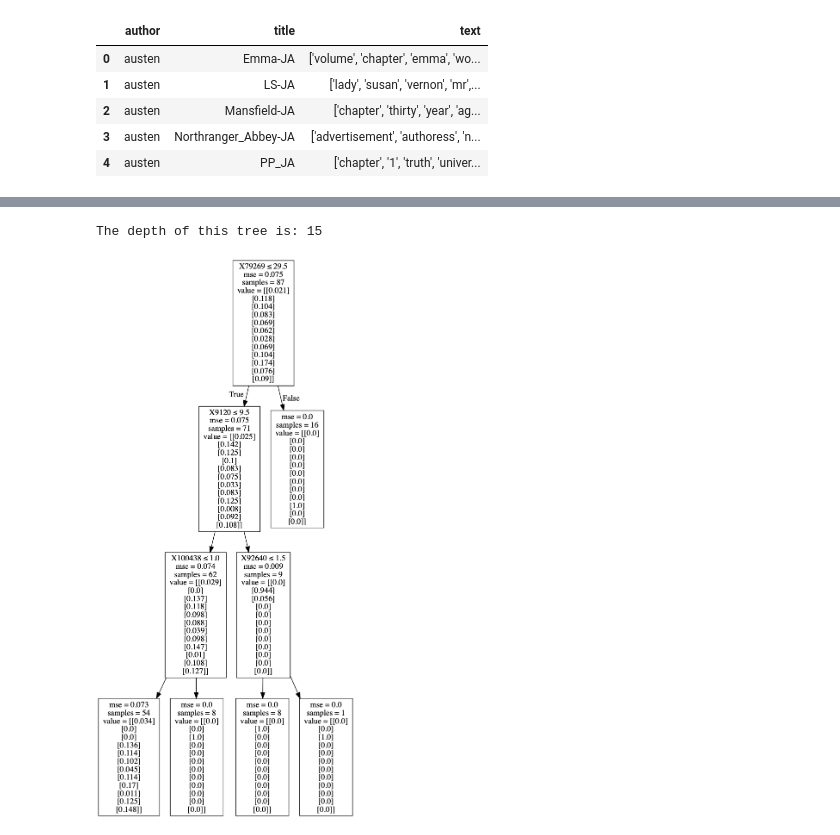
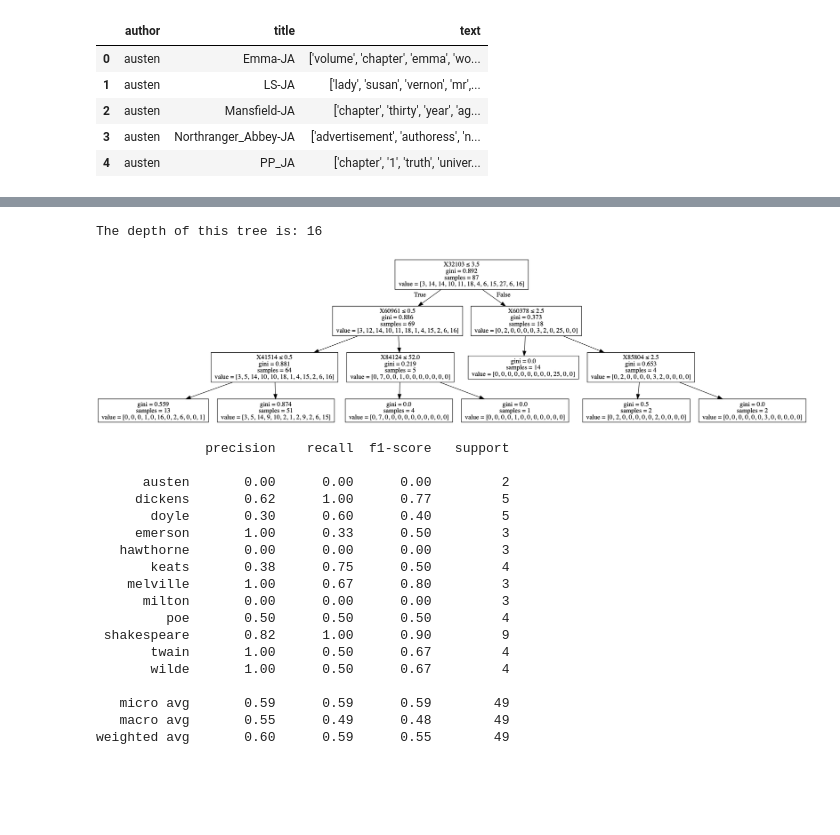
Before and after one commit to loisr/Mod-3-Project-Books, a Jupyter notebook: Random Forest.ipynb, the cells around one changed output, grey strips where cells are left out. Drawn from its saved outputs; the diff is of its cells as text; code cells hidden in the pictures; blank space fills up the shorter version.

Commit message:
Fix RandomForest to Classifier

```diff
--- a/Random Forest.ipynb
+++ b/Random Forest.ipynb
@@ -48,10 +47,11 @@ target = books.author
 y = label_binarize(target, classes=['austen', 'dickens', 'doyle', 'emerson', 'hawthorne', 'keats',
        'melville', 'milton', 'poe', 'shakespeare', 'twain', 'wilde'])
 # %%
-X_train, X_test, y_train, y_test = train_test_split(X_train_counts, y, stratify=y)
+# train, test, split
+X_train, X_test, y_train, y_test = train_test_split(X_train_counts, target, stratify=target)
 # %%
 # Instantiate model
-rf = RandomForestRegressor(n_estimators= 1000, random_state=42,bootstrap=True, n_jobs=1)
+rf = RandomForestClassifier(n_estimators= 1000, random_state=42,bootstrap=True, n_jobs=1)
 
 # Train the model on training data
 rf.fit(X_train, y_train)
@@ -82,7 +92,7 @@ Mean Absolute Error: 0.07
 # can we tune the model even more to achieve better performance?
 
 #adjusting max_features : number of features we're using when considering best splits
-rf_new = RandomForestRegressor(n_estimators = 100, criterion = 'mse', max_depth = None,
+rf_new = RandomForestClassifier(n_estimators = 100, max_depth = None,
                                min_samples_split = 2, min_samples_leaf = 1 , max_features = "sqrt")
 rf_new.fit(X_train,y_train)
 # %% [output]
@@ -109,11 +143,11 @@ Mean Absolute Error: 0.09
 # %%
 # growing more trees also help
-rf_new = RandomForestRegressor(n_estimators = 1000, criterion = 'mse', max_depth = None,
+rf_new = RandomForestClassifier(n_estimators = 1000, max_depth = None,
                                min_samples_split = 2, min_samples_leaf = 1 , max_features = "sqrt")
 rf_new.fit(X_train,y_train)
 
 rf_pred = rf_new.predict(X_test)
 
 # Calculate the absolute errors
-rmse_rf = np.sqrt(mean_squared_error(y_test,rf_pred))
-rmse_rf
+#rmse_rf = np.sqrt(mean_squared_error(y_test,rf_pred))
+#rmse_rf
@@ -146,20 +195,43 @@ Image(graph.create_png())
 # %%
 print('The depth of this tree is:', tree.tree_.max_depth)
 # %% [output]
-The depth of this tree is: 15
+The depth of this tree is: 16
 # %%
 # limit the depth of the tree
-rf_small = RandomForestRegressor(n_estimators=10, max_depth = 3, random_state=42)
+rf_small = RandomForestClassifier(n_estimators=10, max_depth = 3, random_state=42)
 rf_small.fit(X_train, y_train)
 
+rf_pred_small = rf_small.predict(X_test)
 # Extract the small tree
 tree_small = rf_small.estimators_[5]
 
 # Save the tree as a png image
 dot_data = StringIO()
 export_graphviz(tree_small, out_file=dot_data,
                 special_characters=True)
 graph = pydotplus.graph_from_dot_data(dot_data.getvalue())
 Image(graph.create_png())
 # %% [output]
-[figure, old version]
+[figure, new version]
+# %%
+# let's see how the model ran
+print(classification_report(y_test, rf_pred_small))
+# %% [output]
+              precision    recall  f1-score   support
+
+      austen       0.00      0.00      0.00         2
+     dickens       0.62      1.00      0.77         5
+       doyle       0.30      0.60      0.40         5
+     emerson       1.00      0.33      0.50         3
+   hawthorne       0.00      0.00      0.00         3
+       keats       0.38      0.75      0.50         4
+    melville       1.00      0.67      0.80         3
+      milton       0.00      0.00      0.00         3
+         poe       0.50      0.50      0.50         4
+ shakespeare       0.82      1.00      0.90         9
+       twain       1.00      0.50      0.67         4
+       wilde       1.00      0.50      0.67         4
+
+   micro avg       0.59      0.59      0.59        49
+   macro avg       0.55      0.49      0.48        49
+weighted avg       0.60      0.59      0.55        49
```
Also changed, not shown: parts of 19 cells of this notebook.
